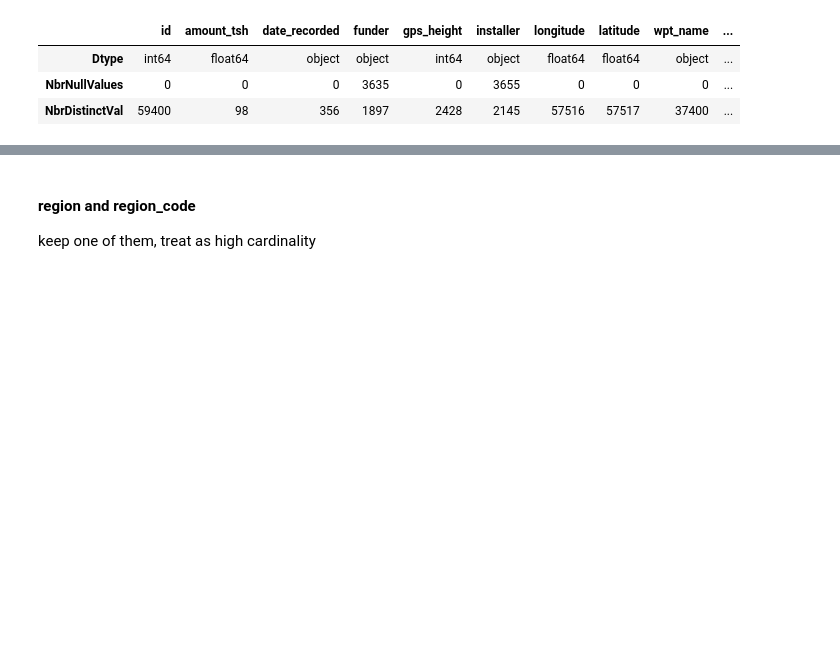
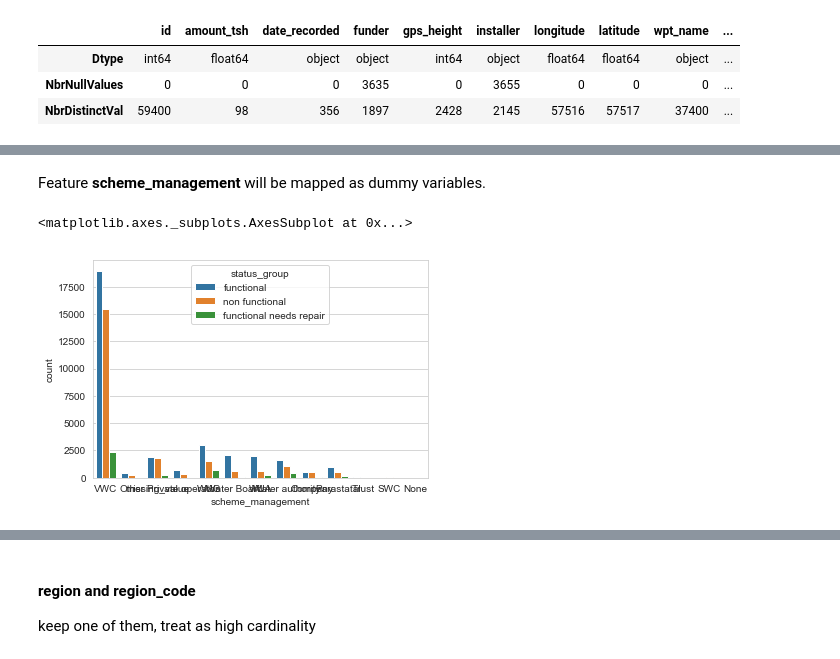
Before and after one commit to cedric-bertrand/DS-py, a Jupyter notebook: taarifa-wp/water_pumps.ipynb, the cells around one changed output, grey strips where cells are left out. Drawn from its saved outputs; the diff is of its cells as text; code cells hidden in the pictures; blank space fills up the shorter version.

```diff
--- a/taarifa-wp/water_pumps.ipynb
+++ b/taarifa-wp/water_pumps.ipynb
@@ -337,0 +276,8 @@ col_to_dummies = ['basin']
+# %% [markdown]
+Feature **scheme_management** will be mapped as dummy variables.
+# %%
+sns.countplot(x='scheme_management', hue='status_group', data=train_cat);
+col_categorical_onehot.append('scheme_management')
+# %% [output]
+<matplotlib.axes._subplots.AxesSubplot at 0x...>
+[figure, added]
```
Also changed, not shown: parts of 108 cells of this notebook.
